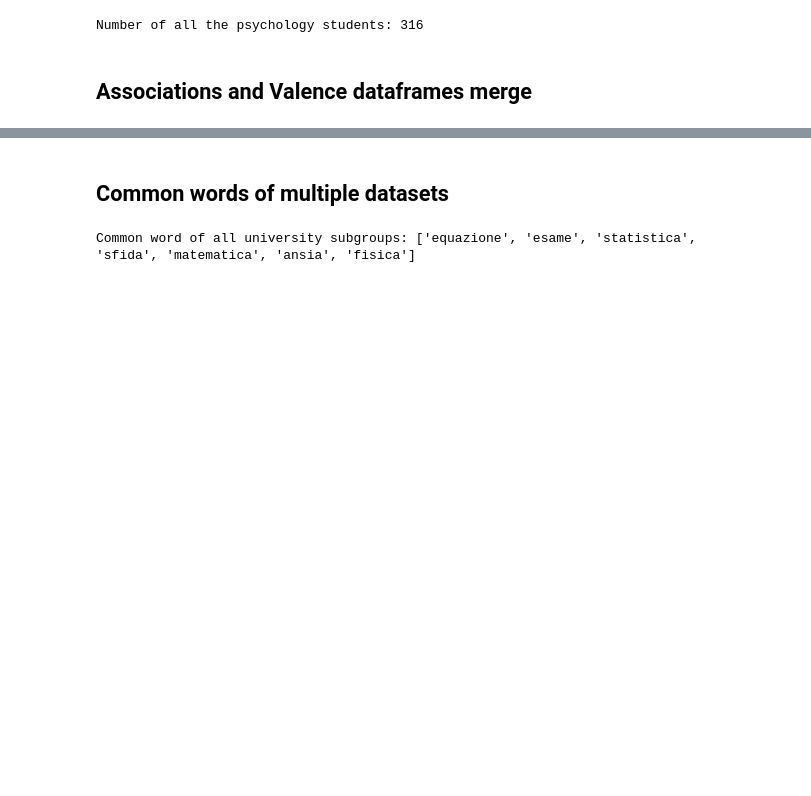
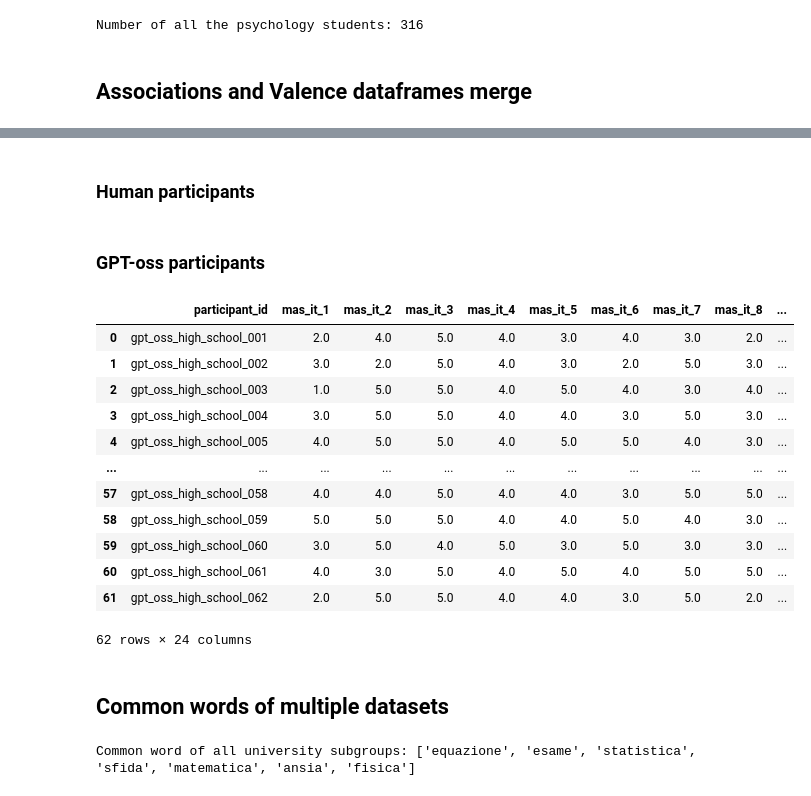
Before and after one commit to emmafranchino/cognoscolab, a Jupyter notebook: rassereno/notebooks/dataframe_merging.ipynb, the cells around one changed output, grey strips where cells are left out. Saved outputs shown, nothing was run; the diff lists cells and outputs as text; code cells hidden in the pictures; blank space fills up the shorter version.

Commit message:
merging of human and gpt dfs

```diff
--- a/rassereno/notebooks/dataframe_merging.ipynb
+++ b/rassereno/notebooks/dataframe_merging.ipynb
@@ -80,0 +83,15 @@ all_universities_associations_valence.to_csv(f'{rassereno_path}/out/formatting/a
+# %% [markdown]
+### Human participants
+# %%
+def participant_id_mapping(mas_it_df = pd.DataFrame(), associations_valence_df = pd.DataFrame(), sample = str):
+    mas_it_copy = mas_it_df.copy()
+    associations_valence_copy = associations_valence_df.copy()
+
+    for i in range(len(mas_it_copy)):
+        mas_it_copy.loc[i, 'participant_id'] = f'{sample}_{i+1:03}'
+
+    map_participant_id = {mas_it_df.loc[i, 'participant_id'] : mas_it_copy.loc[i, 'participant_id'] for i in range(len(mas_it_copy))}
+
+    associations_valence_copy['participant_id'] = associations_valence_df['participant_id'].map(map_participant_id)
+
+    return mas_it_copy, associations_valence_copy
@@ -80,0 +109,31 @@ all_universities_associations_valence.to_csv(f'{rassereno_path}/out/formatting/a
+# %% [markdown]
+### GPT-oss participants
+# %%
+associations_gpt_psychology = pd.read_csv(f'{rassereno_path}/out/formatting/gpt_oss/associations_valence_psychology.csv')
+mas_it_gpt_psychology = pd.read_csv(f'{rassereno_path}/out/formatting/gpt_oss/mas_it_psychology.csv')
+
+associations_gpt_physics = pd.read_csv(f'{rassereno_path}/out/formatting/gpt_oss/associations_valence_physics.csv')
+mas_it_gpt_physics = pd.read_csv(f'{rassereno_path}/out/formatting/gpt_oss/mas_it_physics.csv')
+
+associations_gpt_liceo = pd.read_csv(f'{rassereno_path}/out/formatting/gpt_oss/associations_valence_liceo.csv')
+mas_it_gpt_liceo = pd.read_csv(f'{rassereno_path}/out/formatting/gpt_oss/mas_it_liceo.csv')
+
+gpt_psychology_associations_valence, gpt_psychology_mas_it = participant_id_mapping(mas_it_gpt_psychology, associations_gpt_psychology, 'gpt_oss_psychology')
+
+gpt_physics_associations_valence, gpt_physics_mas_it = participant_id_mapping(mas_it_gpt_physics, associations_gpt_physics, 'gpt_oss_physics')
+
+gpt_high_school_associations, gpt_high_school_mas_it = participant_id_mapping(mas_it_gpt_liceo, associations_gpt_liceo, 'gpt_oss_high_school')
+# %% [output]
+|  | participant_id | mas_it_1 | mas_it_2 | mas_it_3 | mas_it_4 | mas_it_5 | mas_it_6 | mas_it_7 | mas_it_8 | ... |
+| 0 | gpt_oss_high_school_001 | 2.0 | 4.0 | 5.0 | 4.0 | 3.0 | 4.0 | 3.0 | 2.0 | ... |
+| 1 | gpt_oss_high_school_002 | 3.0 | 2.0 | 5.0 | 4.0 | 3.0 | 2.0 | 5.0 | 3.0 | ... |
+| 2 | gpt_oss_high_school_003 | 1.0 | 5.0 | 5.0 | 4.0 | 5.0 | 4.0 | 3.0 | 4.0 | ... |
+| 3 | gpt_oss_high_school_004 | 3.0 | 5.0 | 5.0 | 4.0 | 4.0 | 3.0 | 5.0 | 3.0 | ... |
+| 4 | gpt_oss_high_school_005 | 4.0 | 5.0 | 5.0 | 4.0 | 5.0 | 5.0 | 4.0 | 3.0 | ... |
+| ... | ... | ... | ... | ... | ... | ... | ... | ... | ... | ... |
+| 57 | gpt_oss_high_school_058 | 4.0 | 4.0 | 5.0 | 4.0 | 4.0 | 3.0 | 5.0 | 5.0 | ... |
+| 58 | gpt_oss_high_school_059 | 5.0 | 5.0 | 5.0 | 4.0 | 4.0 | 5.0 | 4.0 | 3.0 | ... |
+| 59 | gpt_oss_high_school_060 | 3.0 | 5.0 | 4.0 | 5.0 | 3.0 | 5.0 | 3.0 | 3.0 | ... |
+| 60 | gpt_oss_high_school_061 | 4.0 | 3.0 | 5.0 | 4.0 | 5.0 | 4.0 | 5.0 | 5.0 | ... |
+| 61 | gpt_oss_high_school_062 | 2.0 | 5.0 | 5.0 | 4.0 | 4.0 | 3.0 | 5.0 | 2.0 | ... |
+62 rows × 24 columns
```
Also changed, not shown: parts of 8 cells of this notebook, 12 other files.
